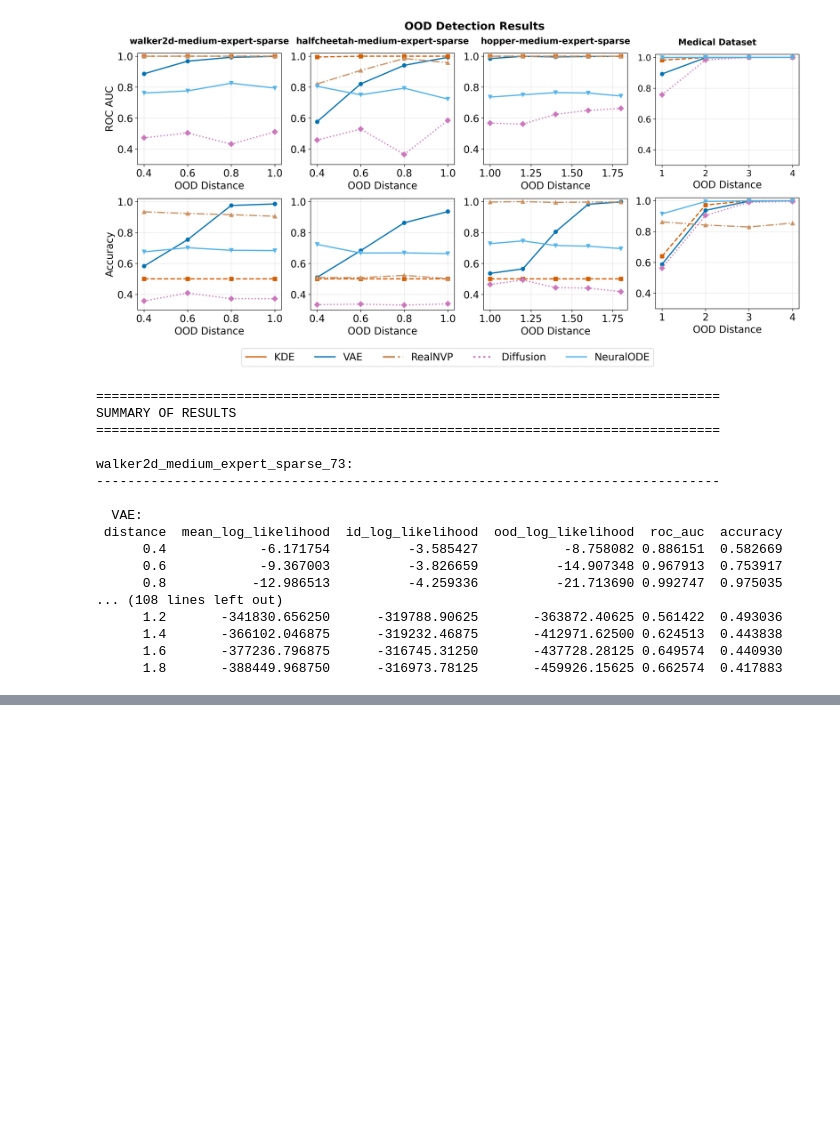
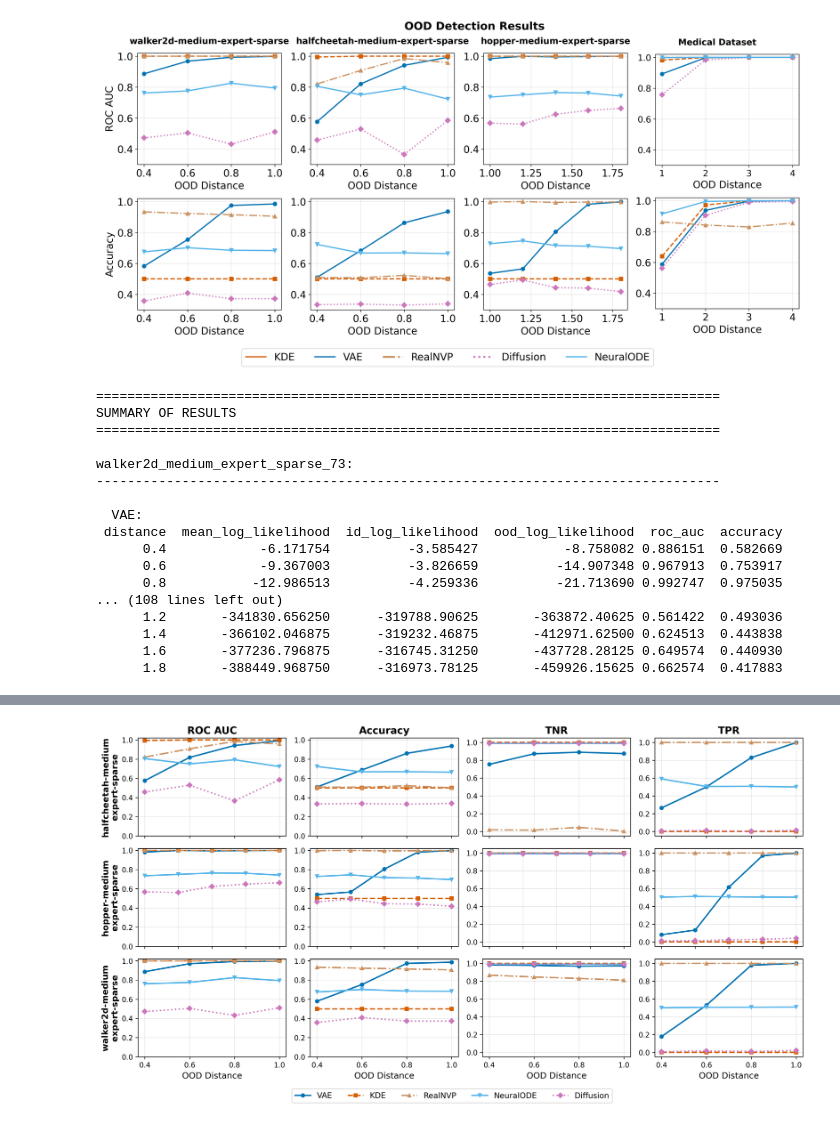
Before and after one commit to aysintumay/GORMPO, a Jupyter notebook: notebooks/merge_results.ipynb, the cells around one changed output, grey strips where cells are left out. Saved outputs shown, nothing was run; the diff lists cells and outputs as text; code cells hidden in the pictures; blank space fills up the shorter version.

```diff
--- a/notebooks/merge_results.ipynb
+++ b/notebooks/merge_results.ipynb
@@ -177,7 +179,7 @@ for col, dataset_name in enumerate(dataset_names):
                 linestyle=style['linestyle'], linewidth=2, markersize=6)
 
     ax1.set_title(display_title, fontsize=14, fontweight='bold', y=1.05)
-    ax1.set_xlabel('OOD Distance', fontsize=16)
+    # ax1.set_xlabel('OOD Distance', fontsize=16)
     if col == 0:
         ax1.set_ylabel('TNR at Threshold', fontsize=16)
     ax1.tick_params(axis='both', labelsize=16)
@@ -292,3 +294,80 @@ walker2d_medium_expert_sparse_73:
       1.4       -366102.046875      -319232.46875       -412971.62500 0.624513  0.443838
       1.6       -377236.796875      -316745.31250       -437728.28125 0.649574  0.440930
       1.8       -388449.968750      -316973.78125       -459926.15625 0.662574  0.417883
+# %%
+# Create grid plot: Datasets as rows, Metrics (ROC AUC, Accuracy, TNR, TPR) as columns
+# Global axis labeling: "OOD Distance" only on bottom row, dataset names only on left column
+
+metrics = ['roc_auc', 'accuracy', 'tnr_at_threshold', 'tpr_at_threshold']
+metric_labels = ['ROC AUC', 'Accuracy', 'TNR', 'TPR']
+num_metrics = len(metrics)
+
+# Order datasets: halfcheetah, hopper, walker2d
+dataset_order = ['halfcheetah_medium_expert_sparse_72.5', 'hopper_medium_expert_sparse_78', 'walker2d_medium_expert_sparse_73']
+dataset_names = [d for d in dataset_order if d in results_by_dataset]
+num_datasets = len(dataset_names)
+
+# Create figure
+fig, axes = plt.subplots(num_datasets, num_metrics, figsize=(3.5 * num_metrics, 2.5 * num_datasets), dpi=300)
+
+# Ensure axes is 2D
+if num_datasets == 1:
+    axes = axes.reshape(1, -1)
+if num_metrics == 1:
+    axes = axes.reshape(-1, 1)
+
+for row, dataset_name in enumerate(dataset_names):
+    methods_data = results_by_dataset[dataset_name]
+    display_title = format_dataset_title(dataset_name)
+
+    for col, (metric, metric_label) in enumerate(zip(metrics, metric_labels)):
+        ax = axes[row, col]
+
+        for method_name, data in methods_data.items():
+            distances = [d['distance'] for d in data]
+            values = [d.get(metric, 0) for d in data]
+            style = method_styles[method_name]
+            ax.plot(distances, values, label=method_name,
+                   color=style['color'], marker=style['marker'],
+                   linestyle=style['linestyle'], linewidth=2, markersize=5)
+
+        # Set column titles only on top row
+        if row == 0:
+            ax.set_title(metric_label, fontsize=14, fontweight='bold')
+
+        # Set y-axis label (dataset name) only on leftmost column
+        if col == 0:
+            ax.set_ylabel(display_title, fontsize=12, fontweight='bold')
+
+        # Set x-axis label only on bottom row
+        if row == num_datasets - 1:
+            ax.set_xlabel('OOD Distance', fontsize=12)
+
+        # Remove x-tick labels for non-bottom rows
+        if row != num_datasets - 1:
+            ax.set_xticklabels([])
+
+        ax.tick_params(axis='both', labelsize=10)
+        ax.grid(True, alpha=0.3)
+
+        # Set y-limits based on metric
+        if metric in ['roc_auc', 'accuracy']:
+            ax.set_ylim([0.0, 1.02])
+        else:
+            ax.set_ylim([-0.05, 1.05])
+
+# Add a single legend at the bottom
+handles, labels = axes[0, 0].get_legend_handles_labels()
+fig.legend(handles, labels, loc='lower center', ncol=len(method_styles),
+           fontsize=11, bbox_to_anchor=(0.5, -0.01))
+
+plt.tight_layout()
+plt.subplots_adjust(bottom=0.12)
+
+# Save the figure
+output_file = output_dir / 'all_metrics_grid.png'
+plt.savefig(output_file, dpi=300, bbox_inches='tight')
+print(f"Saved: {output_file}")
+
+plt.show()
+# %% [output]
@@ -294,0 +375 @@ walker2d_medium_expert_sparse_73:
+[figure, added]
```
Also changed, not shown: parts of 3 cells of this notebook, 11 other files.
